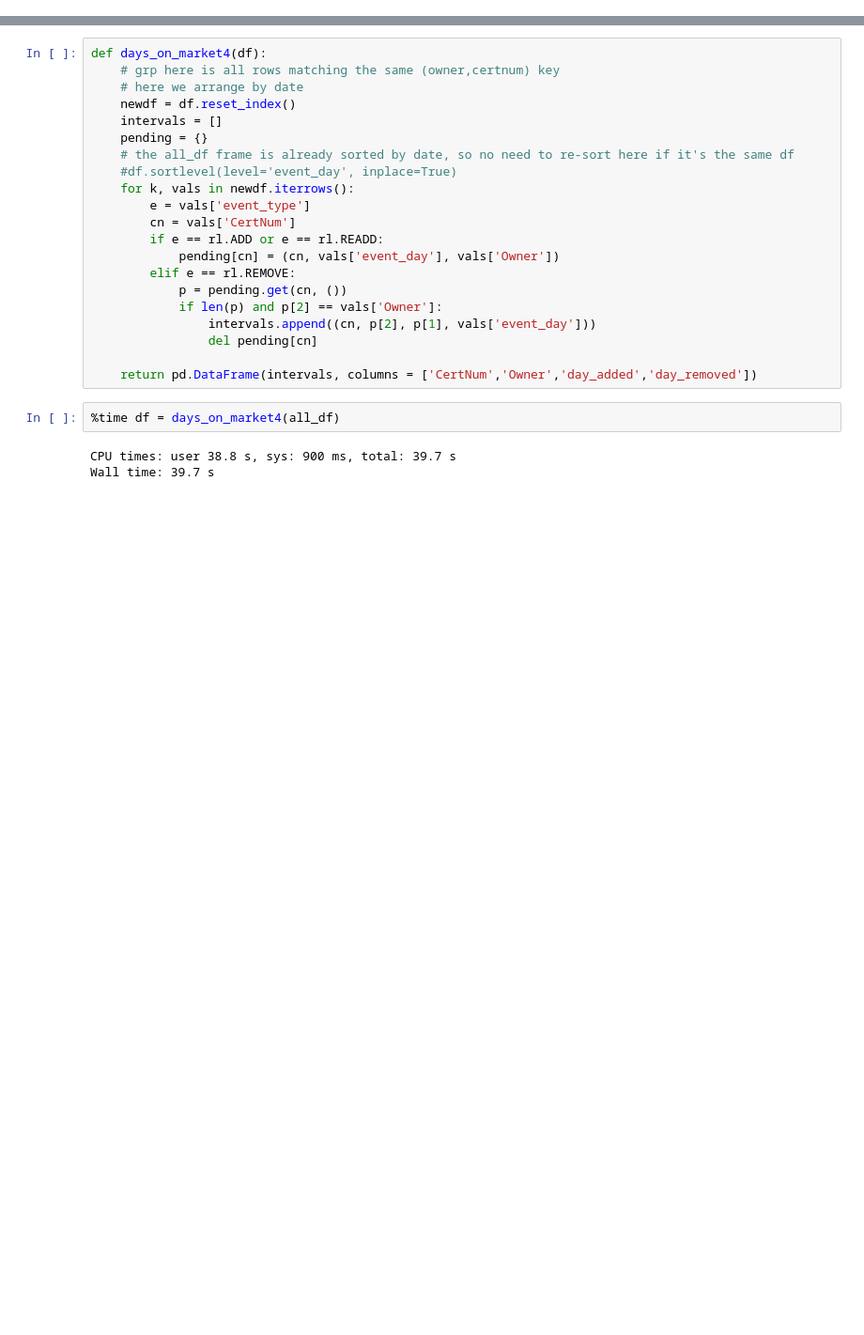
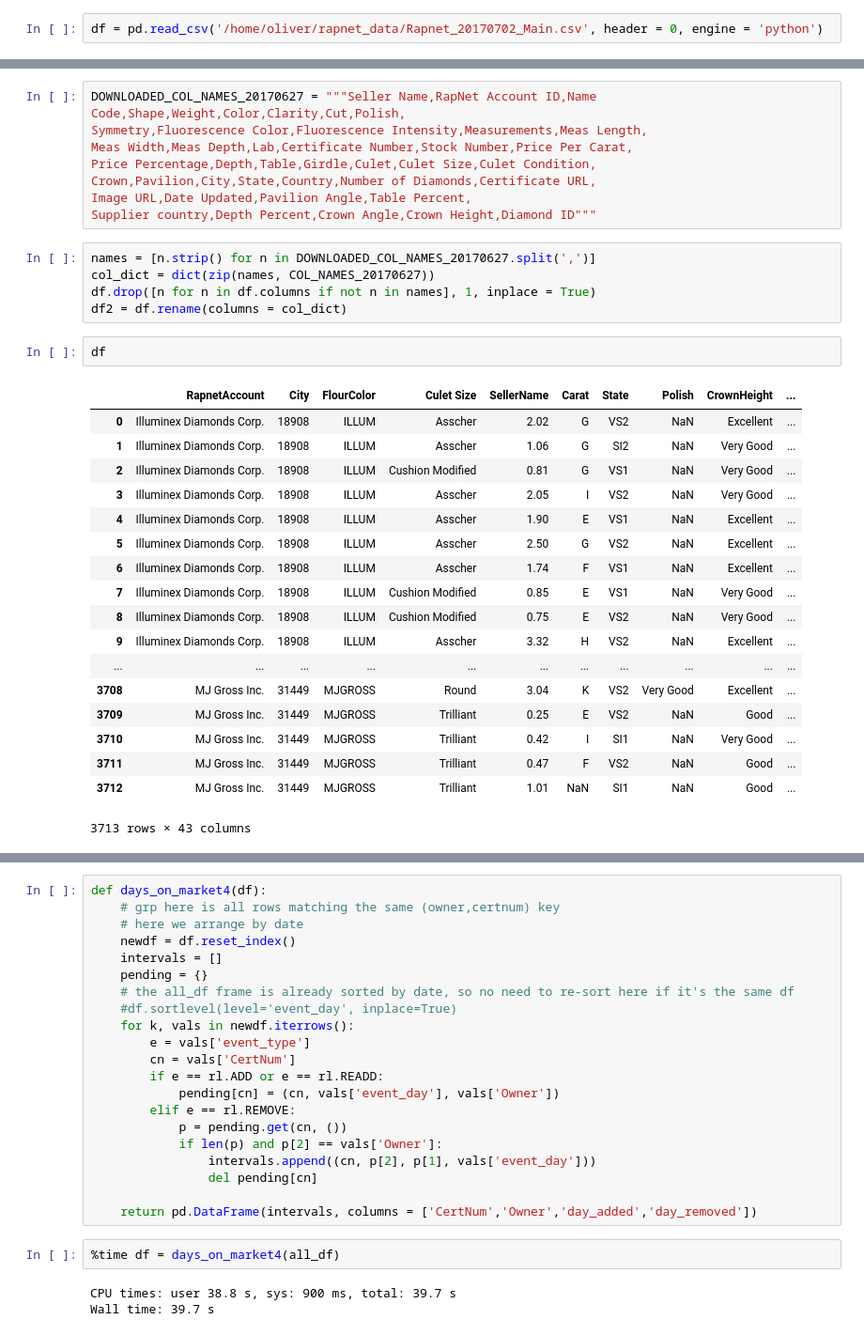
Before and after one commit to jhm180/blue-meth, a Jupyter notebook: ipynb/rapnet_loader_ollie.ipynb, the cells around one changed output, grey strips where cells are left out. Shown at 94% size. Drawn from its saved outputs; the diff is of its cells as text; blank space fills up the shorter version.

```diff
--- a/ipynb/rapnet_loader_ollie.ipynb
+++ b/ipynb/rapnet_loader_ollie.ipynb
@@ -20,0 +20,2 @@ cache load took 0:00:47.957290
+# %%
+df = pd.read_csv('/home/oliver/rapnet_data/Rapnet_20170702_Main.csv', header = 0, engine = 'python')
@@ -20,0 +35,34 @@ cache load took 0:00:47.957290
+# %%
+DOWNLOADED_COL_NAMES_20170627 = """Seller Name,RapNet Account ID,Name Code,Shape,Weight,Color,Clarity,Cut,Polish,
+Symmetry,Fluorescence Color,Fluorescence Intensity,Measurements,Meas Length,
+Meas Width,Meas Depth,Lab,Certificate Number,Stock Number,Price Per Carat,
+Price Percentage,Depth,Table,Girdle,Culet,Culet Size,Culet Condition,
+Crown,Pavilion,City,State,Country,Number of Diamonds,Certificate URL,
+Image URL,Date Updated,Pavilion Angle,Table Percent,
+Supplier country,Depth Percent,Crown Angle,Crown Height,Diamond ID"""
+# %%
+names = [n.strip() for n in DOWNLOADED_COL_NAMES_20170627.split(',')]
+col_dict = dict(zip(names, COL_NAMES_20170627))
+df.drop([n for n in df.columns if not n in names], 1, inplace = True)
+df2 = df.rename(columns = col_dict)
+# %%
+df
+# %% [output]
+|  | RapnetAccount | City | FlourColor | Culet Size | SellerName | Carat | State | Polish | CrownHeight | ... |
+| 0 | Illuminex Diamonds Corp. | 18908 | ILLUM | Asscher | 2.02 | G | VS2 | NaN | Excellent | ... |
+| 1 | Illuminex Diamonds Corp. | 18908 | ILLUM | Asscher | 1.06 | G | SI2 | NaN | Very Good | ... |
+| 2 | Illuminex Diamonds Corp. | 18908 | ILLUM | Cushion Modified | 0.81 | G | VS1 | NaN | Very Good | ... |
+| 3 | Illuminex Diamonds Corp. | 18908 | ILLUM | Asscher | 2.05 | I | VS2 | NaN | Very Good | ... |
+| 4 | Illuminex Diamonds Corp. | 18908 | ILLUM | Asscher | 1.90 | E | VS1 | NaN | Excellent | ... |
+| 5 | Illuminex Diamonds Corp. | 18908 | ILLUM | Asscher | 2.50 | G | VS2 | NaN | Excellent | ... |
+| 6 | Illuminex Diamonds Corp. | 18908 | ILLUM | Asscher | 1.74 | F | VS1 | NaN | Excellent | ... |
+| 7 | Illuminex Diamonds Corp. | 18908 | ILLUM | Cushion Modified | 0.85 | E | VS1 | NaN | Very Good | ... |
+| 8 | Illuminex Diamonds Corp. | 18908 | ILLUM | Cushion Modified | 0.75 | E | VS2 | NaN | Very Good | ... |
+| 9 | Illuminex Diamonds Corp. | 18908 | ILLUM | Asscher | 3.32 | H | VS2 | NaN | Excellent | ... |
+| ... | ... | ... | ... | ... | ... | ... | ... | ... | ... | ... |
+| 3708 | MJ Gross Inc. | 31449 | MJGROSS | Round | 3.04 | K | VS2 | Very Good | Excellent | ... |
+| 3709 | MJ Gross Inc. | 31449 | MJGROSS | Trilliant | 0.25 | E | VS2 | NaN | Good | ... |
+| 3710 | MJ Gross Inc. | 31449 | MJGROSS | Trilliant | 0.42 | I | SI1 | NaN | Very Good | ... |
+| 3711 | MJ Gross Inc. | 31449 | MJGROSS | Trilliant | 0.47 | F | VS2 | NaN | Good | ... |
+| 3712 | MJ Gross Inc. | 31449 | MJGROSS | Trilliant | 1.01 | NaN | SI1 | NaN | Good | ... |
+3713 rows × 43 columns
```
Also changed, not shown: parts of 7 cells of this notebook, 4 other files.
